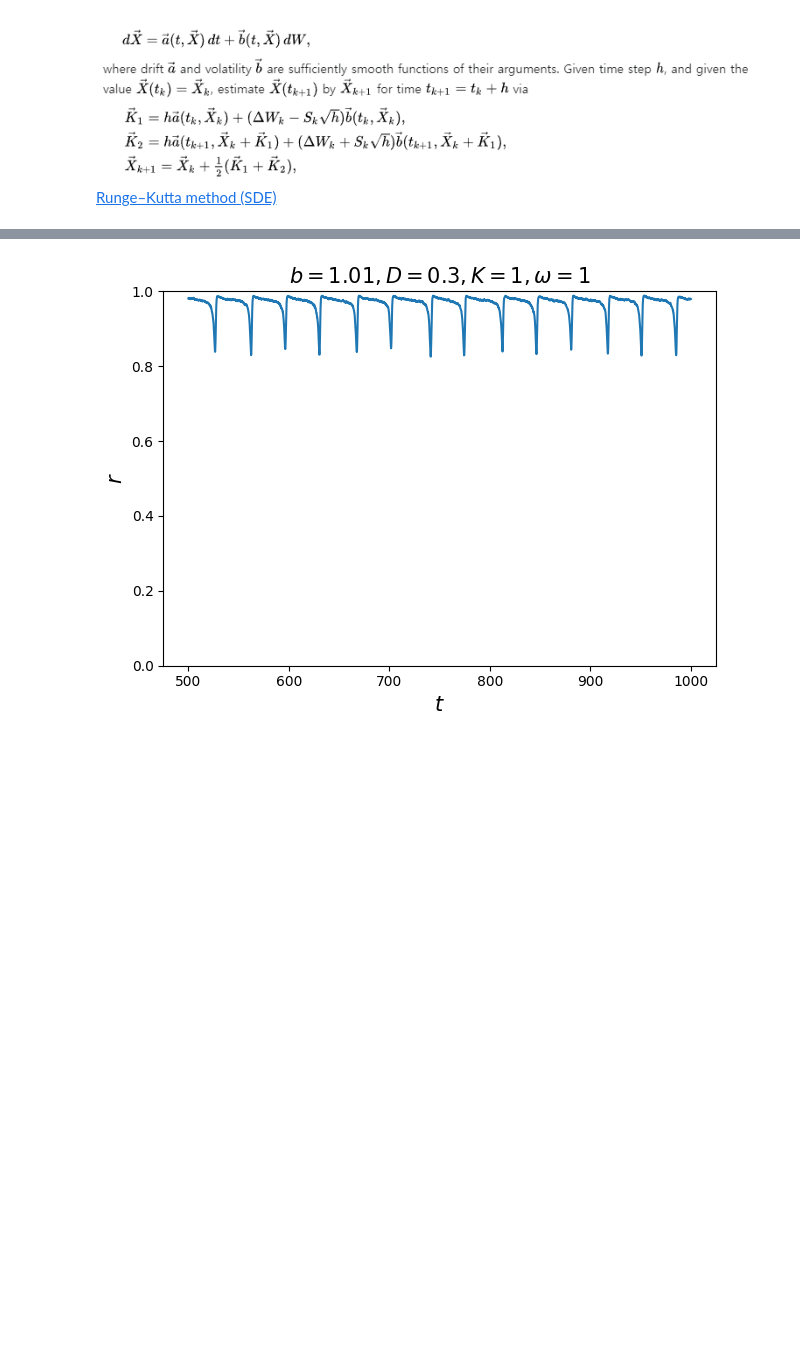
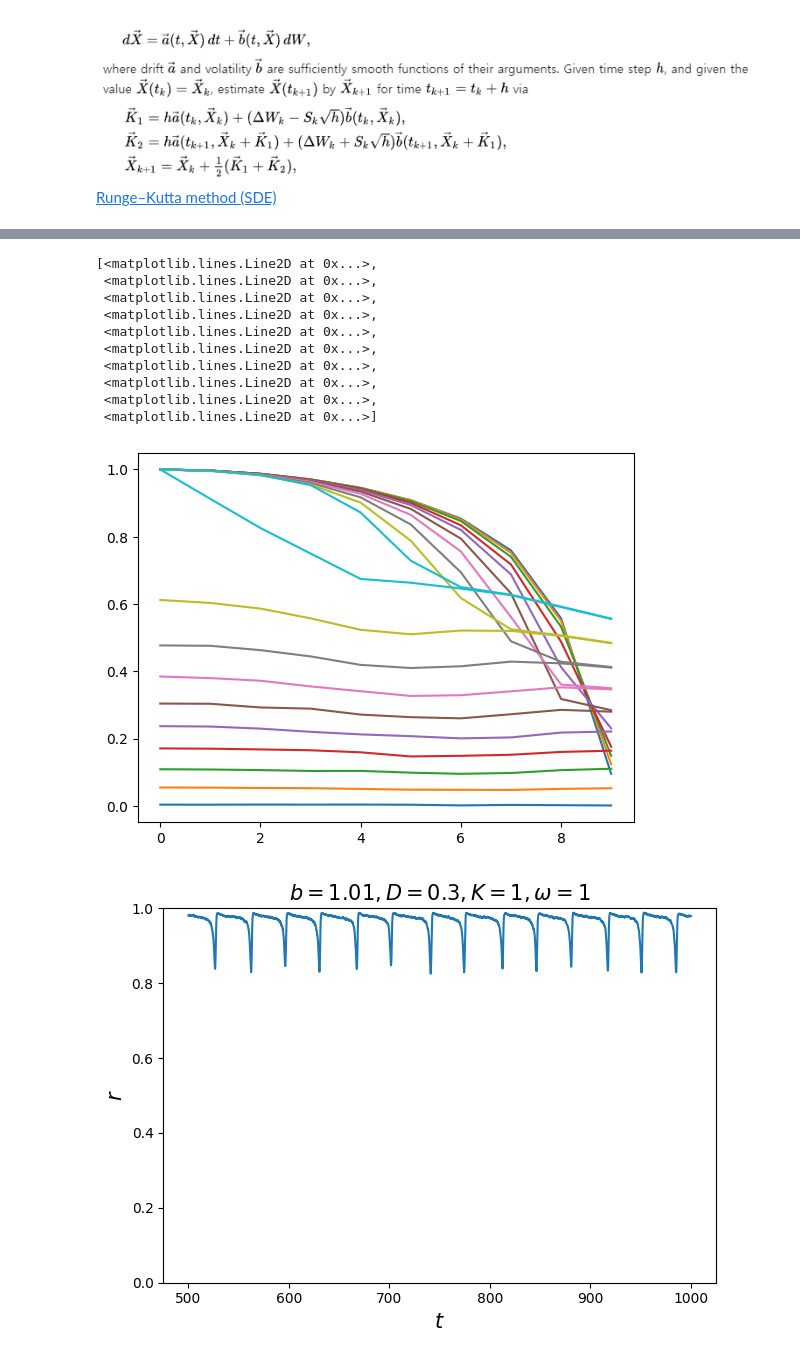
Before and after one commit to Gug-Young/Active_Rotator, a Jupyter notebook: 231229 Simulation SDE.ipynb, the cells around one changed output, grey strips where cells are left out. Drawn from its saved outputs; the diff is of its cells as text; code cells hidden in the pictures; blank space fills up the shorter version.

```diff
--- a/231229 Simulation SDE.ipynb
+++ b/231229 Simulation SDE.ipynb
@@ -156,3 +189,21 @@ b
+# %%
+D_r_meanij = np.mean(D_rij,axis=2)
+# %%
+plt.plot(D_r_meanij[:,:])
+plt.plot(D_sigmaij[:,:])
+# plt.plot(D_rij[:,5,-1])
+# %% [output]
+[<matplotlib.lines.Line2D at 0x...>,
+ <matplotlib.lines.Line2D at 0x...>,
+ <matplotlib.lines.Line2D at 0x...>,
+ <matplotlib.lines.Line2D at 0x...>,
+ <matplotlib.lines.Line2D at 0x...>,
+ <matplotlib.lines.Line2D at 0x...>,
+ <matplotlib.lines.Line2D at 0x...>,
+ <matplotlib.lines.Line2D at 0x...>,
+ <matplotlib.lines.Line2D at 0x...>,
+ <matplotlib.lines.Line2D at 0x...>]
+[figure, added]
 # %%
 plt.plot(t[len(t)//2:],r)
 plt.xlabel('$t$',fontsize=15)
```
Also changed, not shown: parts of 10 cells of this notebook.
